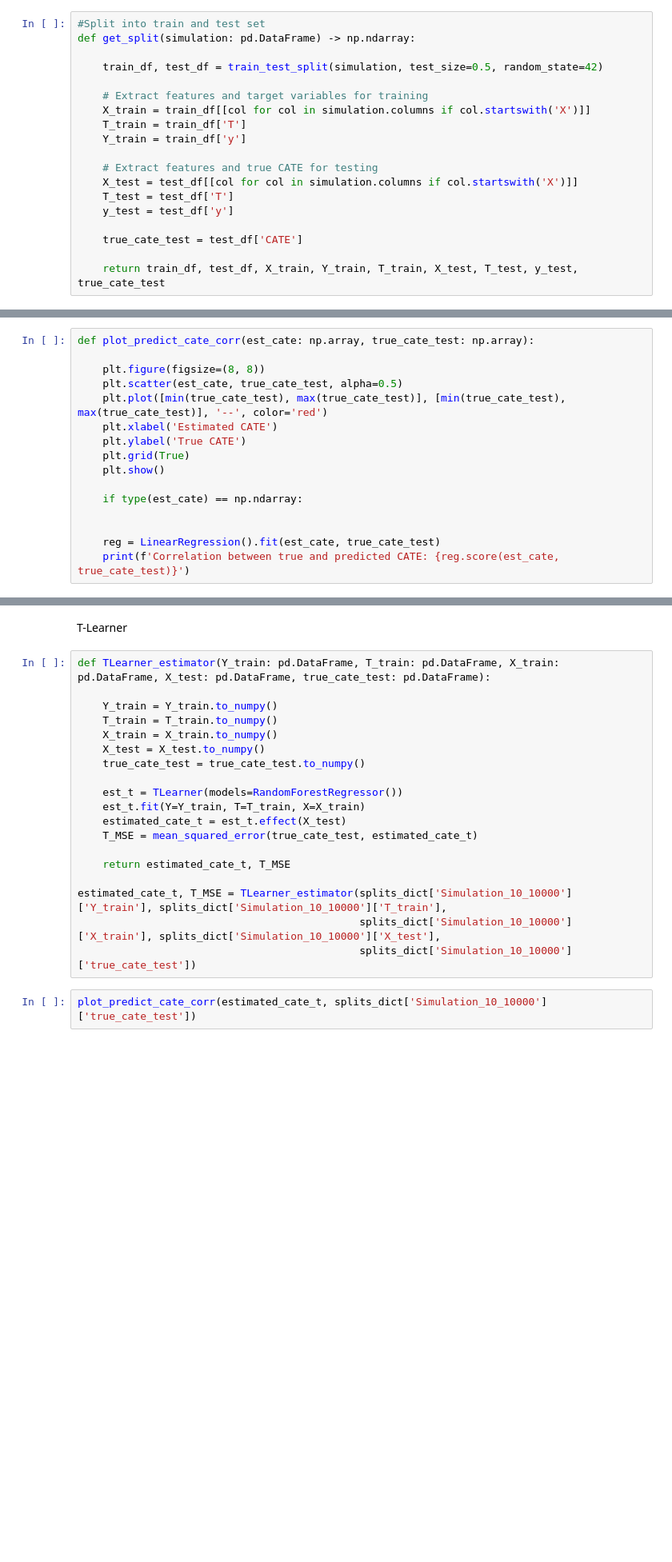
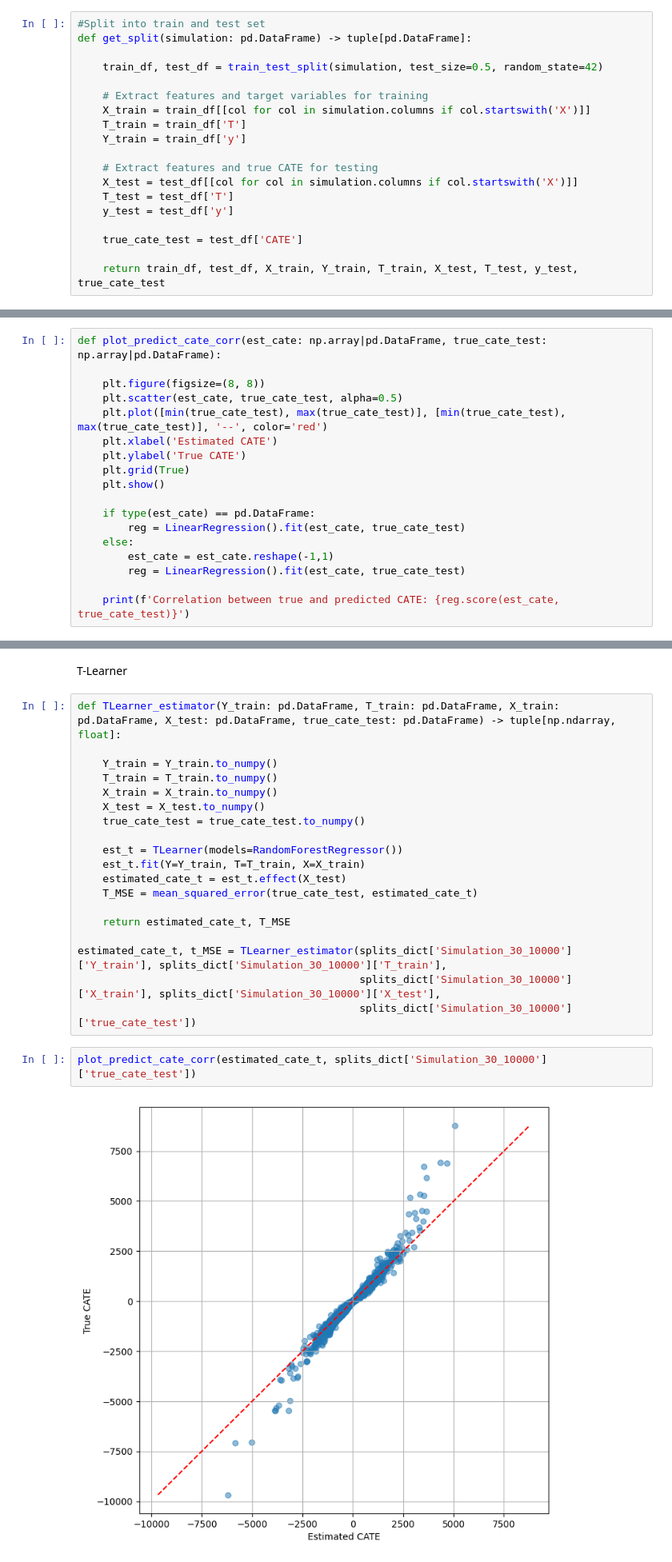
Before and after one commit to Jackbonkins/Heter_effects, a Jupyter notebook: Analysis.ipynb, the cells around one changed output, grey strips where cells are left out. Shown at 80% size. Cells and saved outputs as stored; diff of their text form; blank space fills up the shorter version.

```diff
--- a/Analysis.ipynb
+++ b/Analysis.ipynb
@@ -16,7 +17,7 @@ import shap
 Define Necessary Functions
 # %%
 #Split into train and test set
-def get_split(simulation: pd.DataFrame) -> np.ndarray:
+def get_split(simulation: pd.DataFrame) -> tuple[pd.DataFrame]:
 
     train_df, test_df = train_test_split(simulation, test_size=0.5, random_state=42)
 
@@ -63,7 +64,7 @@ def vis_treatment_eff(simulation: pd.DataFrame):
     plt.xlabel('Observations')
     plt.ylabel('Treatment Effects')
 # %%
-def plot_predict_cate_corr(est_cate: np.array, true_cate_test: np.array):
+def plot_predict_cate_corr(est_cate: np.array|pd.DataFrame, true_cate_test: np.array|pd.DataFrame):
 
     plt.figure(figsize=(8, 8))
     plt.scatter(est_cate, true_cate_test, alpha=0.5)
@@ -73,10 +74,12 @@ def plot_predict_cate_corr(est_cate: np.array, true_cate_test: np.array):
     plt.grid(True)
     plt.show()
 
-    if type(est_cate) == np.ndarray:
+    if type(est_cate) == pd.DataFrame:
+        reg = LinearRegression().fit(est_cate, true_cate_test)
+    else:
+        est_cate = est_cate.reshape(-1,1)
+        reg = LinearRegression().fit(est_cate, true_cate_test)
 
-
-    reg = LinearRegression().fit(est_cate, true_cate_test)
     print(f'Correlation between true and predicted CATE: {reg.score(est_cate, true_cate_test)}')
 # %% [markdown]
 Create Simulations
@@ -159,7 +159,7 @@ S-Learner
 # %% [markdown]
 T-Learner
 # %%
-def TLearner_estimator(Y_train: pd.DataFrame, T_train: pd.DataFrame, X_train: pd.DataFrame, X_test: pd.DataFrame, true_cate_test: pd.DataFrame):
+def TLearner_estimator(Y_train: pd.DataFrame, T_train: pd.DataFrame, X_train: pd.DataFrame, X_test: pd.DataFrame, true_cate_test: pd.DataFrame) -> tuple[np.ndarray, float]:
 
     Y_train = Y_train.to_numpy()
     T_train = T_train.to_numpy()
@@ -174,8 +174,10 @@ def TLearner_estimator(Y_train: pd.DataFrame, T_train: pd.DataFrame, X_train: pd
 
     return estimated_cate_t, T_MSE
 
-estimated_cate_t, T_MSE = TLearner_estimator(splits_dict['Simulation_10_10000']['Y_train'], splits_dict['Simulation_10_10000']['T_train'],
-                                             splits_dict['Simulation_10_10000']['X_train'], splits_dict['Simulation_10_10000']['X_test'],
-                                             splits_dict['Simulation_10_10000']['true_cate_test'])
+estimated_cate_t, t_MSE = TLearner_estimator(splits_dict['Simulation_30_10000']['Y_train'], splits_dict['Simulation_30_10000']['T_train'],
+                                             splits_dict['Simulation_30_10000']['X_train'], splits_dict['Simulation_30_10000']['X_test'],
+                                             splits_dict['Simulation_30_10000']['true_cate_test'])
 # %%
-plot_predict_cate_corr(estimated_cate_t, splits_dict['Simulation_10_10000']['true_cate_test'])
+plot_predict_cate_corr(estimated_cate_t, splits_dict['Simulation_30_10000']['true_cate_test'])
+# %% [output]
+[figure, added]
```
Also changed, not shown: parts of 16 cells of this notebook.
